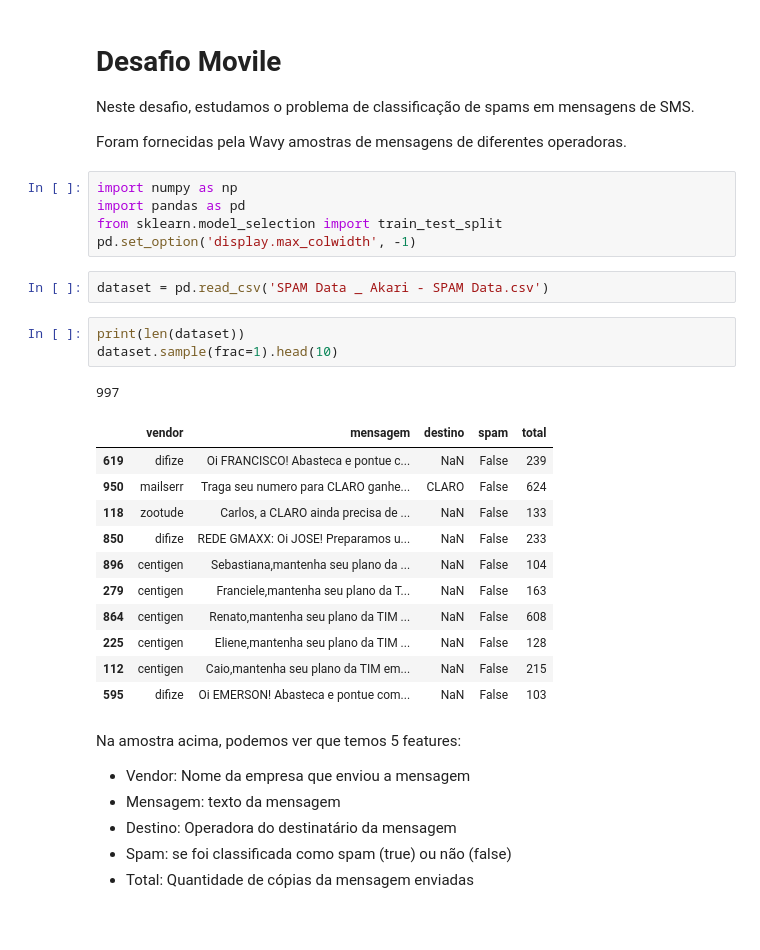
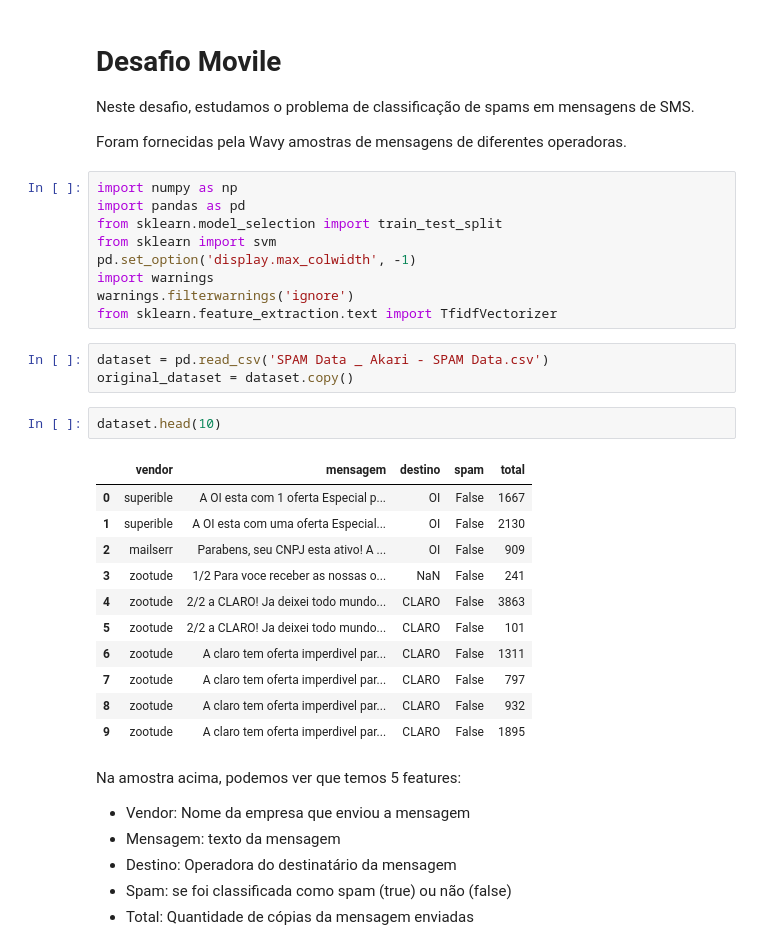
Before and after one commit to AkariUeda/Desafio, a Jupyter notebook: Desafio-Movile.ipynb, the cells around one changed output. Drawn from its saved outputs; the diff is of its cells as text; blank space fills up the shorter version.

```diff
--- a/Desafio-Movile.ipynb
+++ b/Desafio-Movile.ipynb
@@ -8,25 +8,28 @@ Foram fornecidas pela Wavy amostras de mensagens de diferentes operadoras.
 import numpy as np
 import pandas as pd
 from sklearn.model_selection import train_test_split
+from sklearn import svm
 pd.set_option('display.max_colwidth', -1)
+import warnings
+warnings.filterwarnings('ignore')
+from sklearn.feature_extraction.text import TfidfVectorizer
 # %%
 dataset = pd.read_csv('SPAM Data _ Akari - SPAM Data.csv')
+original_dataset = dataset.copy()
-# %%
-print(len(dataset))
-dataset.sample(frac=1).head(10)
-# %% [output]
-997
-|  | vendor | mensagem | destino | spam | total |
-| 619 | difize | Oi FRANCISCO! Abasteca e pontue c... | NaN | False | 239 |
-| 950 | mailserr | Traga seu numero para CLARO ganhe... | CLARO | False | 624 |
-| 118 | zootude | Carlos, a CLARO ainda precisa de ... | NaN | False | 133 |
-| 850 | difize | REDE GMAXX: Oi JOSE! Preparamos u... | NaN | False | 233 |
-| 896 | centigen | Sebastiana,mantenha seu plano da ... | NaN | False | 104 |
-| 279 | centigen | Franciele,mantenha seu plano da T... | NaN | False | 163 |
-| 864 | centigen | Renato,mantenha seu plano da TIM ... | NaN | False | 608 |
-| 225 | centigen | Eliene,mantenha seu plano da TIM ... | NaN | False | 128 |
-| 112 | centigen | Caio,mantenha seu plano da TIM em... | NaN | False | 215 |
-| 595 | difize | Oi EMERSON! Abasteca e pontue com... | NaN | False | 103 |
+# %%
+dataset.head(10)
+# %% [output]
+|  | vendor | mensagem | destino | spam | total |
+| 0 | superible | A OI esta com 1 oferta Especial p... | OI | False | 1667 |
+| 1 | superible | A OI esta com uma oferta Especial... | OI | False | 2130 |
+| 2 | mailserr | Parabens, seu CNPJ esta ativo! A ... | OI | False | 909 |
+| 3 | zootude | 1/2 Para voce receber as nossas o... | NaN | False | 241 |
+| 4 | zootude | 2/2 a CLARO! Ja deixei todo mundo... | CLARO | False | 3863 |
+| 5 | zootude | 2/2 a CLARO! Ja deixei todo mundo... | CLARO | False | 101 |
+| 6 | zootude | A claro tem oferta imperdivel par... | CLARO | False | 1311 |
+| 7 | zootude | A claro tem oferta imperdivel par... | CLARO | False | 797 |
+| 8 | zootude | A claro tem oferta imperdivel par... | CLARO | False | 932 |
+| 9 | zootude | A claro tem oferta imperdivel par... | CLARO | False | 1895 |
 # %% [markdown]
 Na amostra acima, podemos ver que temos 5 features:
 * Vendor: Nome da empresa que enviou a mensagem
```
Also changed, not shown: parts of 22 cells of this notebook.
